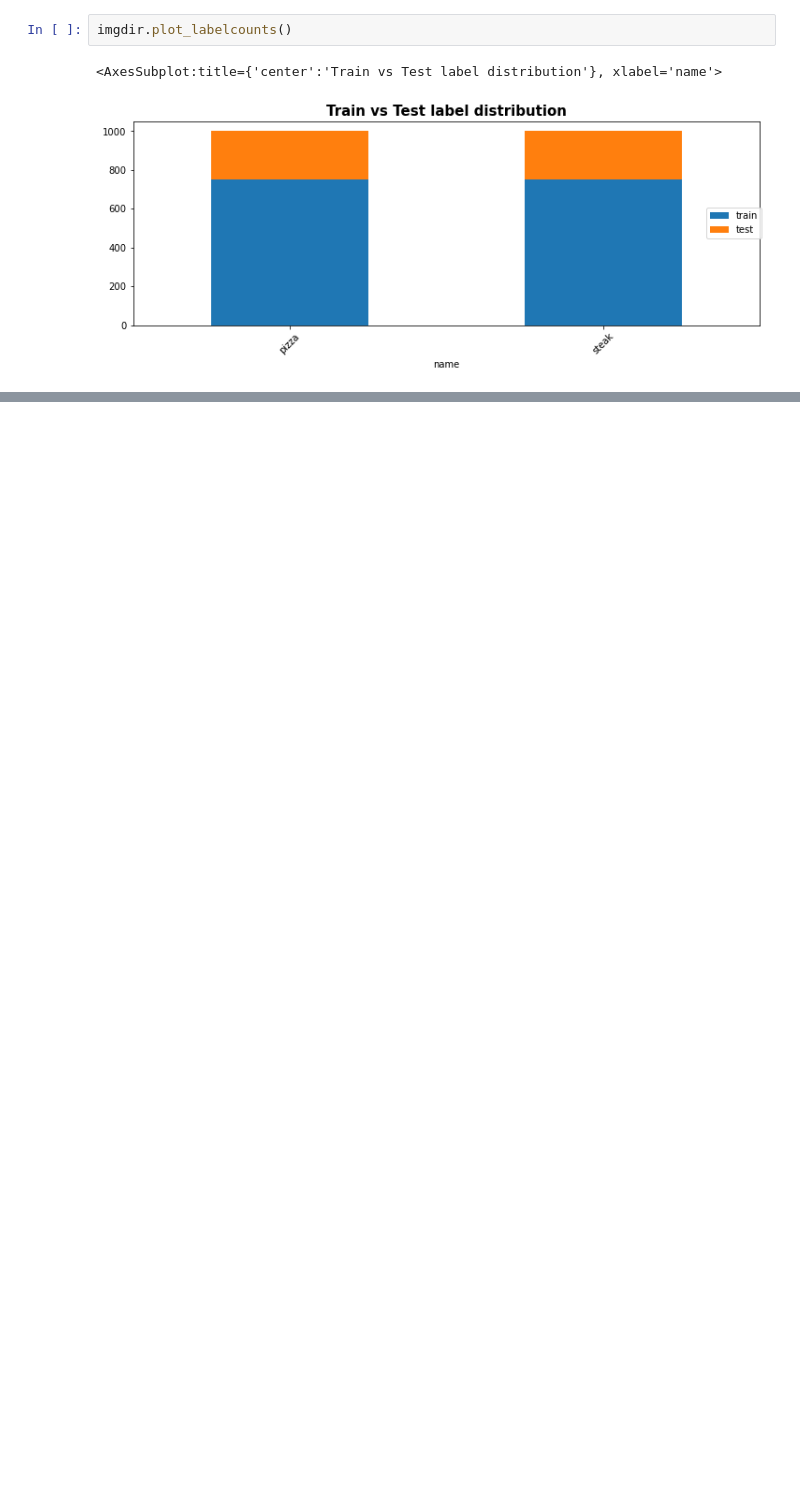
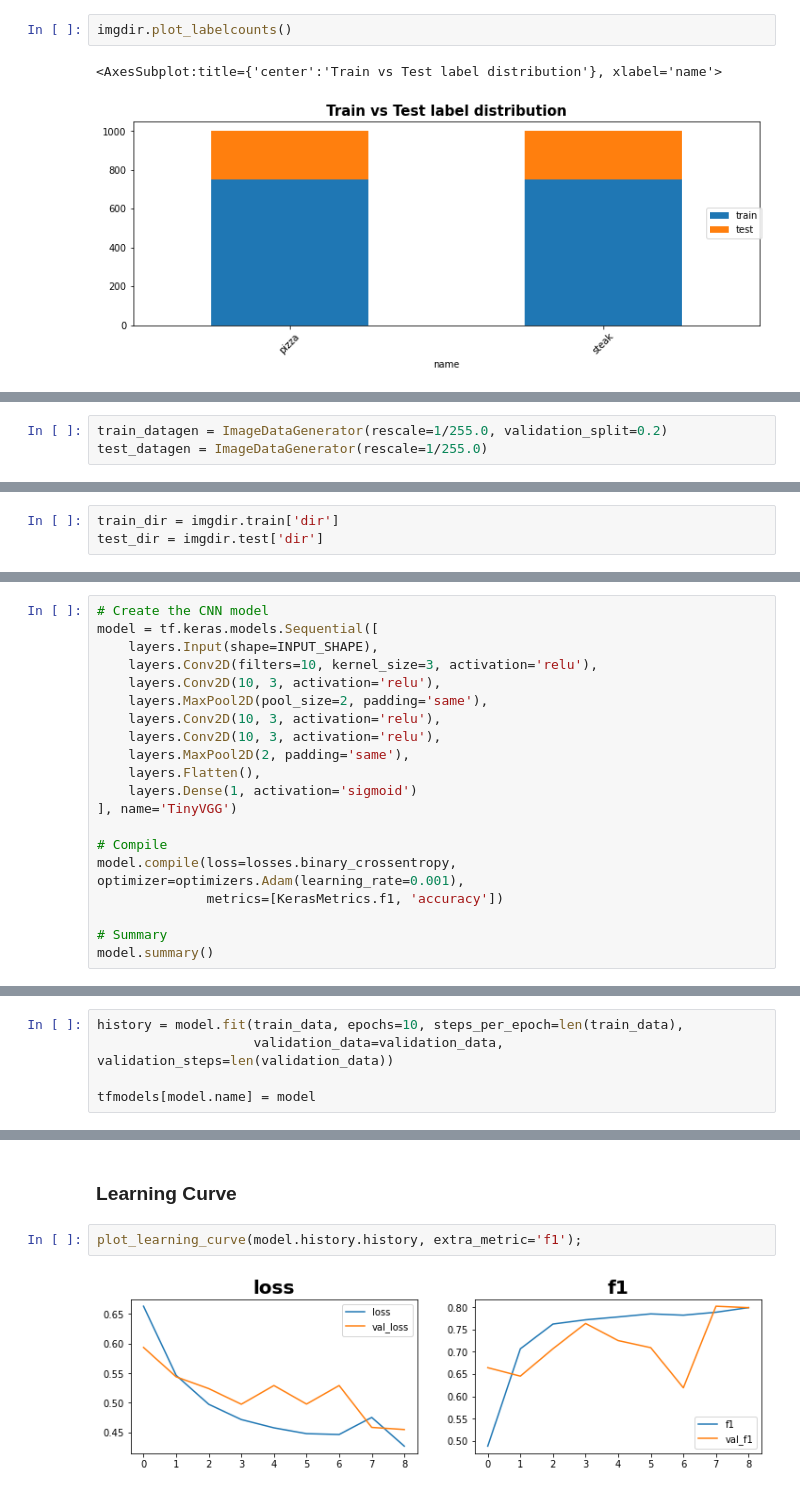
Before and after one commit to abhi8893/tensorflow-deep-learning-mrdbourke, a Jupyter notebook: notebooks/03A-Pizza-Steak-Image-Classification.ipynb, the cells around one changed output, grey strips where cells are left out. Cells and saved outputs as stored; diff of their text form; blank space fills up the shorter version.

```diff
--- a/notebooks/03A-Pizza-Steak-Image-Classification.ipynb
+++ b/notebooks/03A-Pizza-Steak-Image-Classification.ipynb
@@ -67,0 +333,3 @@ batch = next(datagen)
+# %%
+train_datagen = ImageDataGenerator(rescale=1/255.0, validation_split=0.2)
+test_datagen = ImageDataGenerator(rescale=1/255.0)
@@ -67,0 +338,3 @@ batch = next(datagen)
+# %%
+train_dir = imgdir.train['dir']
+test_dir = imgdir.test['dir']
@@ -67,0 +374,20 @@ batch = next(datagen)
+# %%
+# Create the CNN model
+model = tf.keras.models.Sequential([
+    layers.Input(shape=INPUT_SHAPE),
+    layers.Conv2D(filters=10, kernel_size=3, activation='relu'),
+    layers.Conv2D(10, 3, activation='relu'),
+    layers.MaxPool2D(pool_size=2, padding='same'),
+    layers.Conv2D(10, 3, activation='relu'),
+    layers.Conv2D(10, 3, activation='relu'),
+    layers.MaxPool2D(2, padding='same'),
+    layers.Flatten(),
+    layers.Dense(1, activation='sigmoid')
+], name='TinyVGG')
+
+# Compile
+model.compile(loss=losses.binary_crossentropy, optimizer=optimizers.Adam(learning_rate=0.001),
+              metrics=[KerasMetrics.f1, 'accuracy'])
+
+# Summary
+model.summary()
@@ -67,0 +414,5 @@ batch = next(datagen)
+# %%
+history = model.fit(train_data, epochs=10, steps_per_epoch=len(train_data),
+                    validation_data=validation_data, validation_steps=len(validation_data))
+
+tfmodels[model.name] = model
@@ -67,0 +440,6 @@ batch = next(datagen)
+# %% [markdown]
+### Learning Curve
+# %%
+plot_learning_curve(model.history.history, extra_metric='f1');
+# %% [output]
+[figure, added]
```
Also changed, not shown: parts of 74 cells of this notebook.
